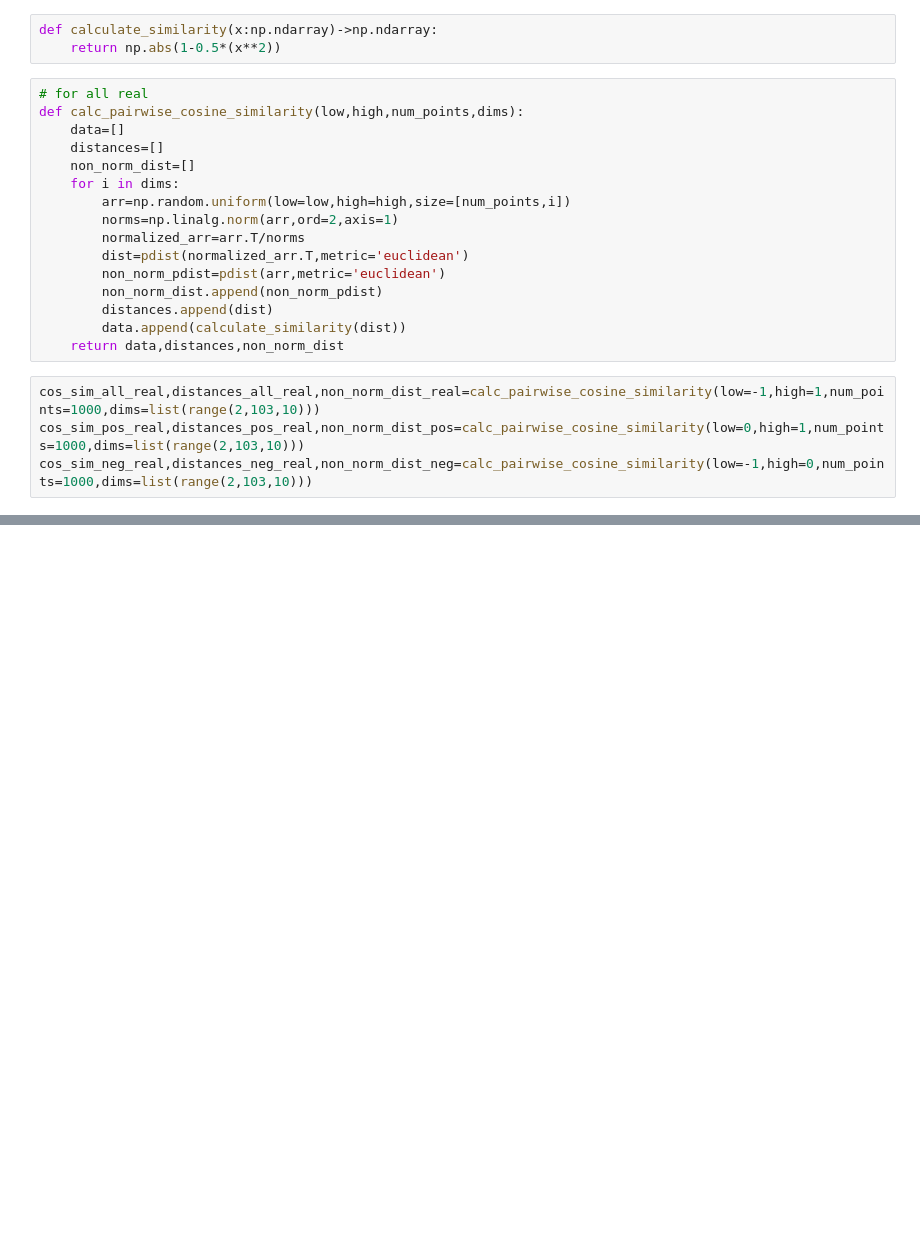
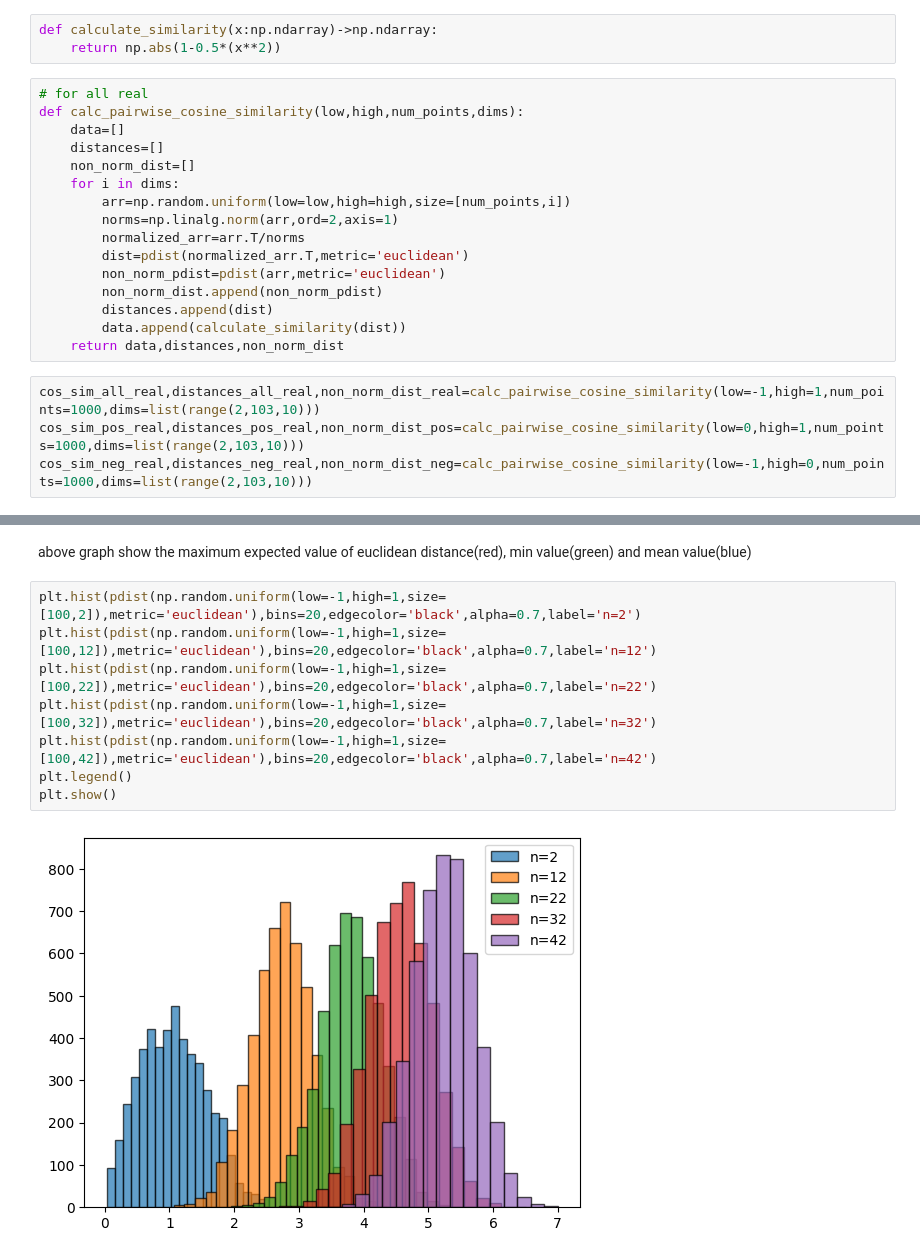
Before and after one commit to rahimkhan76270/speech, a Jupyter notebook: embeddings/DIEM/notebook.ipynb, the cells around one changed output, grey strips where cells are left out. Saved outputs shown, nothing was run; the diff lists cells and outputs as text; blank space fills up the shorter version.

```diff
--- a/embeddings/DIEM/notebook.ipynb
+++ b/embeddings/DIEM/notebook.ipynb
@@ -93,0 +167,12 @@ plt.show()
+# %% [markdown]
+above graph show the maximum expected value of euclidean distance(red), min value(green) and mean value(blue)
+# %%
+plt.hist(pdist(np.random.uniform(low=-1,high=1,size=[100,2]),metric='euclidean'),bins=20,edgecolor='black',alpha=0.7,label='n=2')
+plt.hist(pdist(np.random.uniform(low=-1,high=1,size=[100,12]),metric='euclidean'),bins=20,edgecolor='black',alpha=0.7,label='n=12')
+plt.hist(pdist(np.random.uniform(low=-1,high=1,size=[100,22]),metric='euclidean'),bins=20,edgecolor='black',alpha=0.7,label='n=22')
+plt.hist(pdist(np.random.uniform(low=-1,high=1,size=[100,32]),metric='euclidean'),bins=20,edgecolor='black',alpha=0.7,label='n=32')
+plt.hist(pdist(np.random.uniform(low=-1,high=1,size=[100,42]),metric='euclidean'),bins=20,edgecolor='black',alpha=0.7,label='n=42')
+plt.legend()
+plt.show()
+# %% [output]
+[figure, added]
```
Also changed, not shown: parts of 23 cells of this notebook.
